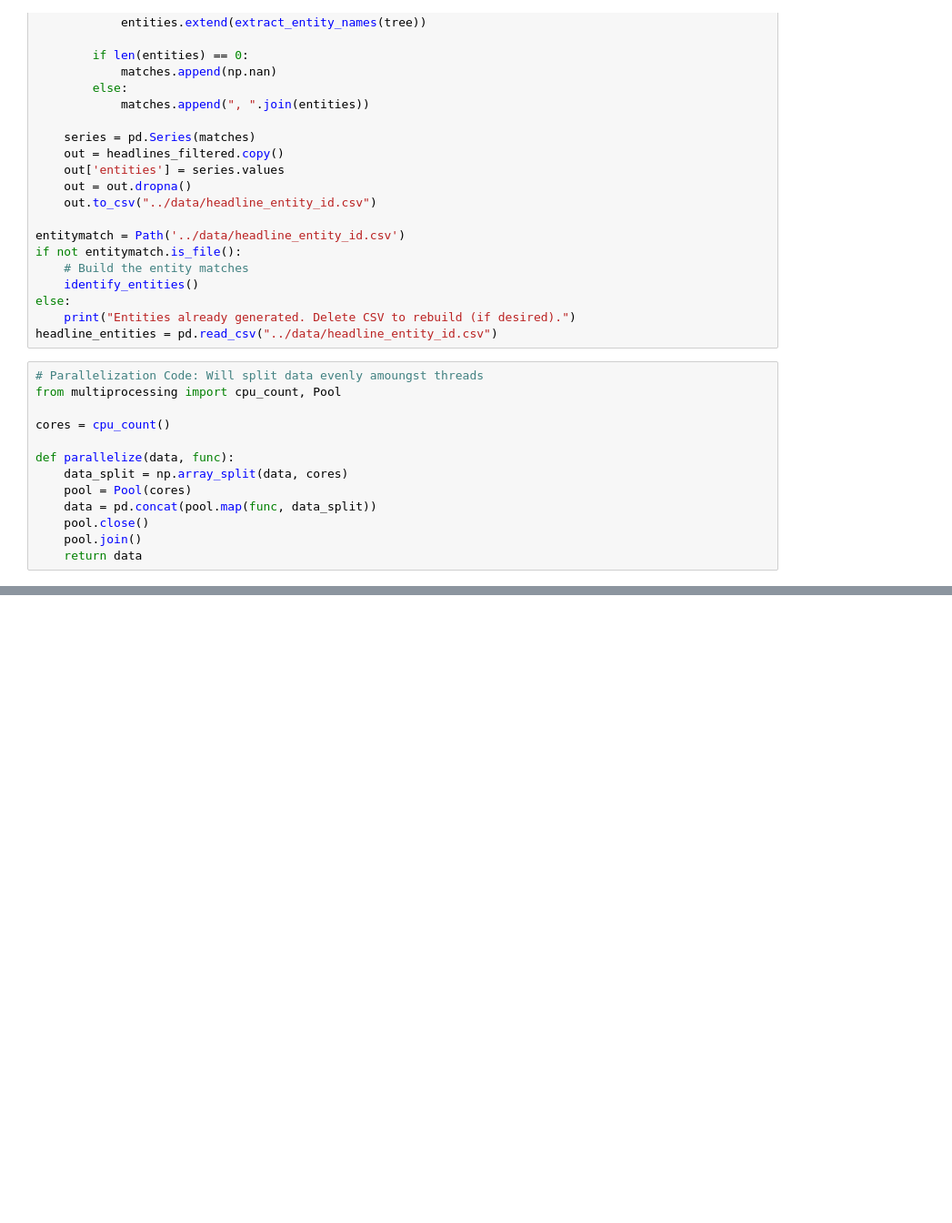
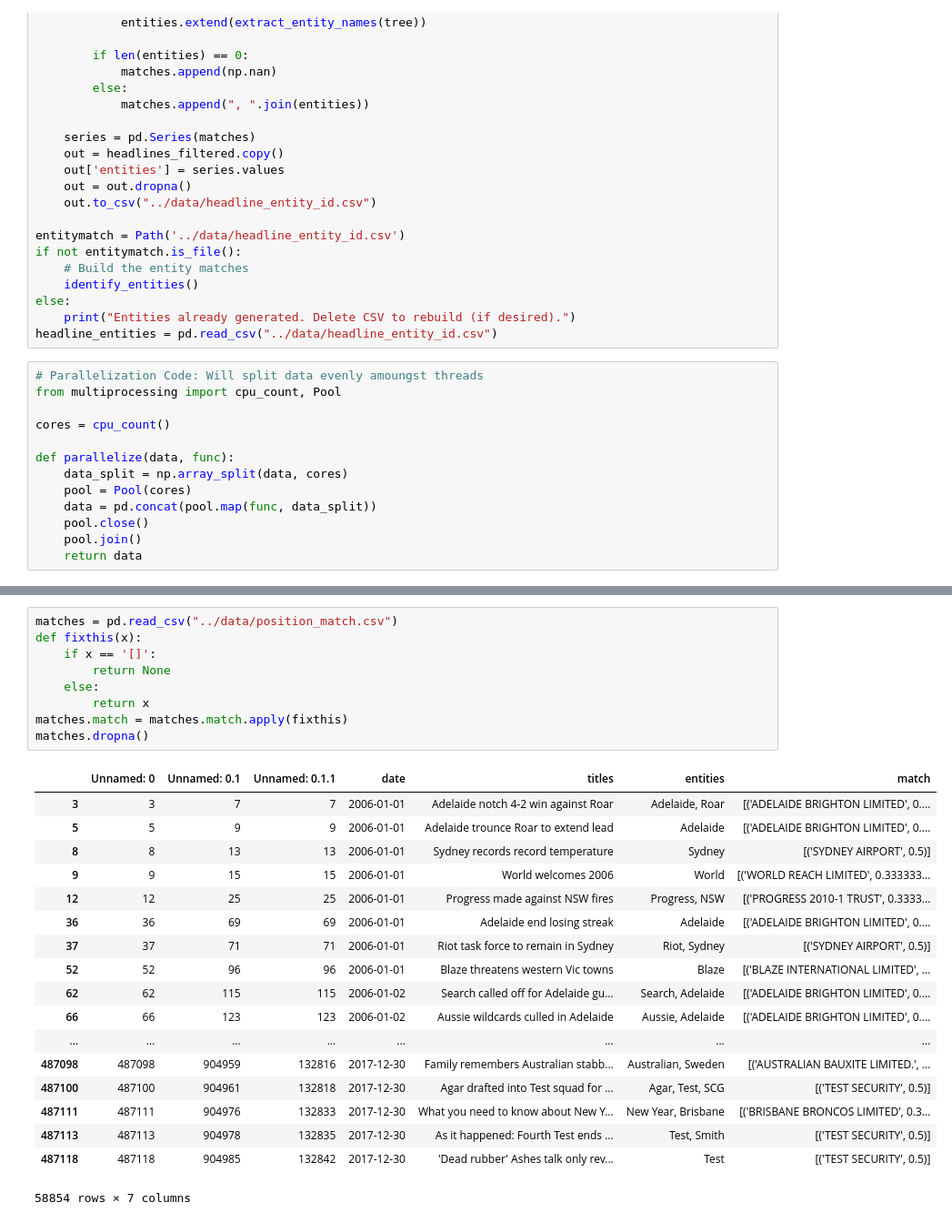
Before and after one commit to dfontana/GaggleOfKaggle, a Jupyter notebook: Stitching/Scraped_stitch.ipynb, the cells around one changed output, grey strips where cells are left out. Shown: that part at 91% size. Cells and saved outputs as stored; diff of their text form; blank space fills up the shorter version.

Commit message:
Working in improving matches

```diff
--- a/Stitching/Scraped_stitch.ipynb
+++ b/Stitching/Scraped_stitch.ipynb
@@ -184,3 +184,31 @@ test = headline_entities.copy()
 test['match'] = matching_results
 test['match'] = test['match'].dropna()
 test.to_csv("../data/position_match.csv")
+# %%
+matches = pd.read_csv("../data/position_match.csv")
+def fixthis(x):
+    if x == '[]':
+        return None
+    else:
+        return x
+matches.match = matches.match.apply(fixthis)
+matches.dropna()
+# %% [output]
+|  | Unnamed: 0 | Unnamed: 0.1 | Unnamed: 0.1.1 | date | titles | entities | match |
+| 3 | 3 | 7 | 7 | 2006-01-01 | Adelaide notch 4-2 win against Roar | Adelaide, Roar | [('ADELAIDE BRIGHTON LIMITED', 0.... |
+| 5 | 5 | 9 | 9 | 2006-01-01 | Adelaide trounce Roar to extend lead | Adelaide | [('ADELAIDE BRIGHTON LIMITED', 0.... |
+| 8 | 8 | 13 | 13 | 2006-01-01 | Sydney records record temperature | Sydney | [('SYDNEY AIRPORT', 0.5)] |
+| 9 | 9 | 15 | 15 | 2006-01-01 | World welcomes 2006 | World | [('WORLD REACH LIMITED', 0.333333... |
+| 12 | 12 | 25 | 25 | 2006-01-01 | Progress made against NSW fires | Progress, NSW | [('PROGRESS 2010-1 TRUST', 0.3333... |
+| 36 | 36 | 69 | 69 | 2006-01-01 | Adelaide end losing streak | Adelaide | [('ADELAIDE BRIGHTON LIMITED', 0.... |
+| 37 | 37 | 71 | 71 | 2006-01-01 | Riot task force to remain in Sydney | Riot, Sydney | [('SYDNEY AIRPORT', 0.5)] |
+| 52 | 52 | 96 | 96 | 2006-01-01 | Blaze threatens western Vic towns | Blaze | [('BLAZE INTERNATIONAL LIMITED', ... |
+| 62 | 62 | 115 | 115 | 2006-01-02 | Search called off for Adelaide gu... | Search, Adelaide | [('ADELAIDE BRIGHTON LIMITED', 0.... |
+| 66 | 66 | 123 | 123 | 2006-01-02 | Aussie wildcards culled in Adelaide | Aussie, Adelaide | [('ADELAIDE BRIGHTON LIMITED', 0.... |
+| ... | ... | ... | ... | ... | ... | ... | ... |
+| 487098 | 487098 | 904959 | 132816 | 2017-12-30 | Family remembers Australian stabb... | Australian, Sweden | [('AUSTRALIAN BAUXITE LIMITED.', ... |
+| 487100 | 487100 | 904961 | 132818 | 2017-12-30 | Agar drafted into Test squad for ... | Agar, Test, SCG | [('TEST SECURITY', 0.5)] |
+| 487111 | 487111 | 904976 | 132833 | 2017-12-30 | What you need to know about New Y... | New Year, Brisbane | [('BRISBANE BRONCOS LIMITED', 0.3... |
+| 487113 | 487113 | 904978 | 132835 | 2017-12-30 | As it happened: Fourth Test ends ... | Test, Smith | [('TEST SECURITY', 0.5)] |
+| 487118 | 487118 | 904985 | 132842 | 2017-12-30 | 'Dead rubber' Ashes talk only rev... | Test | [('TEST SECURITY', 0.5)] |
+58854 rows × 7 columns
```
Also changed, not shown: parts of 3 cells of this notebook, 1 other file.
